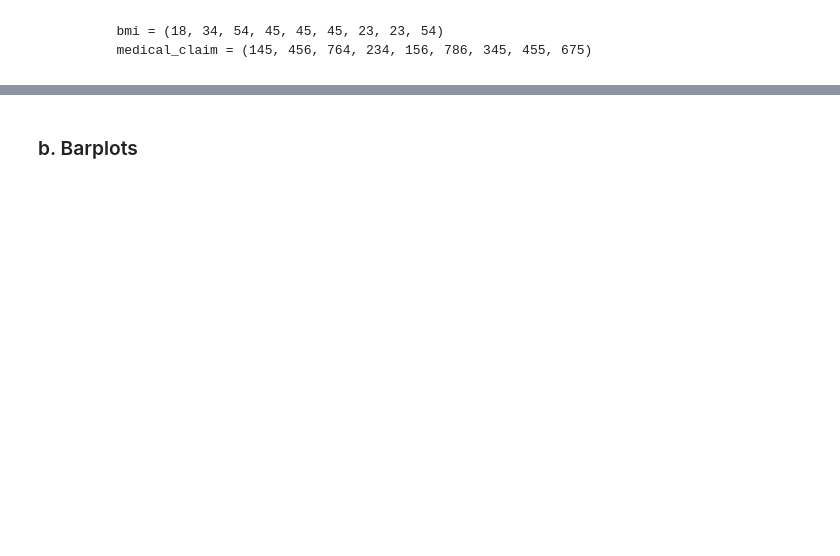
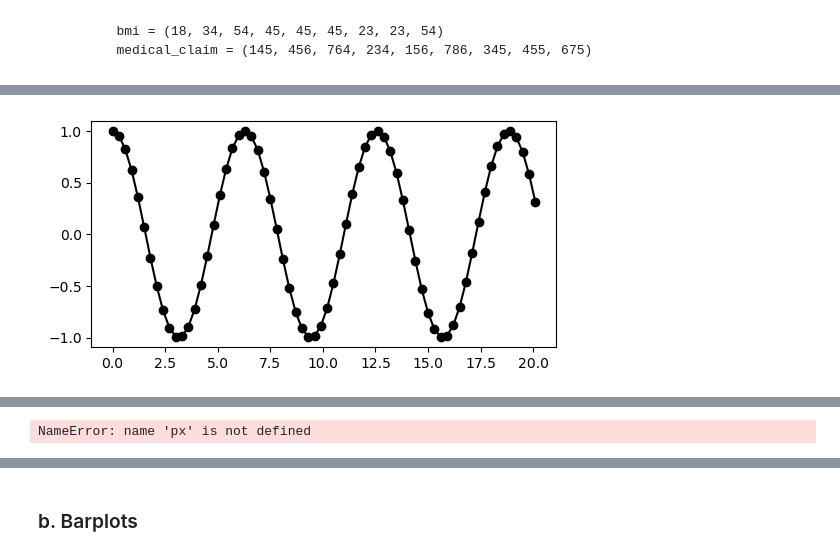
Before and after one commit to harshagiri/pydila, a Jupyter notebook: NPV-MANDATORY ASSIGNMENT_5/NPV_5B/NPV_5B.ipynb, the cells around one changed output, grey strips where cells are left out. Drawn from its saved outputs; the diff is of its cells as text; code cells hidden in the pictures; blank space fills up the shorter version.

```diff
--- a/NPV-MANDATORY ASSIGNMENT_5/NPV_5B/NPV_5B.ipynb
+++ b/NPV-MANDATORY ASSIGNMENT_5/NPV_5B/NPV_5B.ipynb
@@ -72,3 +81,13 @@
+# %%
+# type your code here
+x = np.arange(0,6.4*np.pi,0.3)
+y = np.cos(x)
+plt.figure(figsize=(6,3), dpi=100)
+plt.scatter(x, y,color="black")
+plt.plot(x,y, color="black")
+plt.show()
+# %% [output]
+[figure, added]
 # %% [markdown]
 <table align="left">
     <tr>
@@ -91,3 +108,22 @@
+# %%
+# type your code here
+# creating random data through randomint
+# function of numpy.random
+np.random.seed(42)
+
+random_x= np.random.randint(1,101,100)
+random_y= np.random.randint(1,101,100)
+
+plot = px.Figure(data=[px.Scatter(
+    x = random_x,
+    y = random_y,
+    mode = 'markers',
+    marker_size = [115, 20, 30])
+])
+
+plot.show()
+# %% [output]
+NameError: name 'px' is not defined
 # %% [markdown]
 <table align="left">
     <tr>
```
Also changed, not shown: parts of 6 cells of this notebook.
